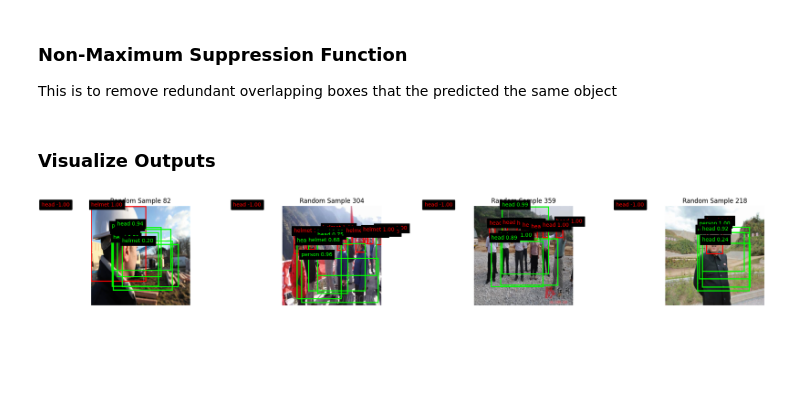
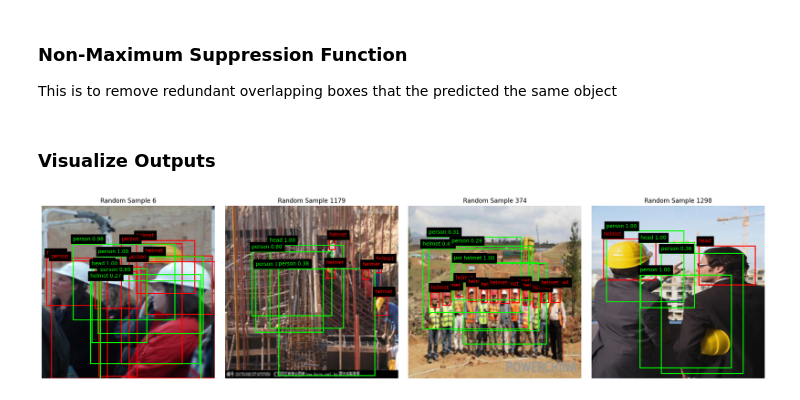
Before and after one commit to yyang31/CSCI611_Summer25_Final_Project, a Jupyter notebook: hard_hat_detection_yolo.ipynb, the cells around one changed output. Saved outputs shown, nothing was run; the diff lists cells and outputs as text; code cells hidden in the pictures; blank space fills up the shorter version.

Commit message:
bug fix on final visualization

```diff
--- a/hard_hat_detection_yolo.ipynb
+++ b/hard_hat_detection_yolo.ipynb
@@ -154,7 +154,7 @@ valid_size = 0.2
 
 # number of data to load (None for all)
 train_data_to_load = 2000   # at least 2000 for a good training
-test_data_to_load = 400
+test_data_to_load = None
 
 # resize the images to this size
 # smaller size means faster training
@@ -434,7 +433,7 @@ YOLO loss function is defined as following ([reference](https://www.geeksforgeek
 ![loss function](./images/yolo_loss_function.png)
 # %%
 # TODO: Need to adjust the default values
-LAMBDA_COORD = 10.0
+LAMBDA_COORD = 20.0
 LAMBDA_OBJ = 20.0
 LAMBDA_NOOBJ = 0.5
 LAMBDA_CLASS = 1.0
@@ -879,32 +869,32 @@ for images, targets in test_loader:
 N = 4
 indices = random.sample(range(len(all_images)), k=N)
 
 fig, axs = plt.subplots(1, N, figsize=(5 * N, 5))
 if N == 1:
     axs = [axs]
 
 model.eval()
 for i, idx in enumerate(indices):
     image = all_images[idx].unsqueeze(0).to(next(model.parameters()).device)
     target = all_targets[idx].to(image.device)
 
     with torch.no_grad():
         output = model(image)[0].cpu()
 
     img = image[0].cpu().permute(1, 2, 0).numpy()
     img = (img - img.min()) / (img.max() - img.min() + 1e-5)
     ax = axs[i]
     ax.imshow(img)
     ax.axis("off")
     ax.set_title(f"Random Sample {idx}")
 
     # Draw predicted and ground truth boxes
     output = output.view(-1, output.shape[-1])
     output = apply_nms(output, iou_threshold=TEST_IOU_THRESHOLD, conf_threshold=TEST_CONFIDENCE_THRESHOLD)
-    draw_bounding_boxes(ax, target.cpu(), img.shape[:2], CLASSES, color="red", is_prediction=True)
+    draw_bounding_boxes(ax, target.cpu(), img.shape[:2], CLASSES, color="red", is_prediction=False)
     draw_bounding_boxes(ax, output, img.shape[:2], CLASSES, color="lime", is_prediction=True)
 
 plt.tight_layout()
 plt.show()
 # %% [output]
-[figure, old version]
+[figure, new version]
```
Also changed, not shown: parts of 4 cells of this notebook, 1 other file.
